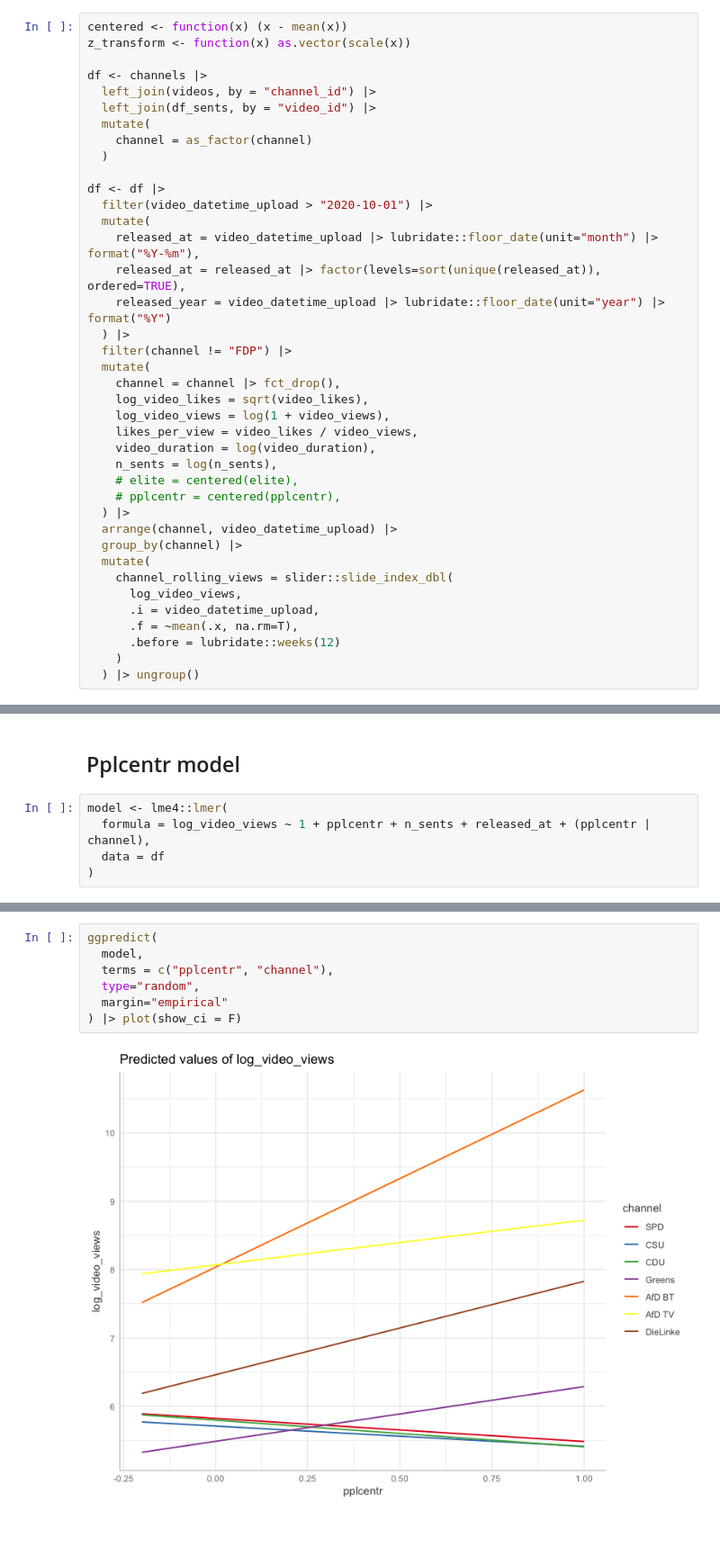
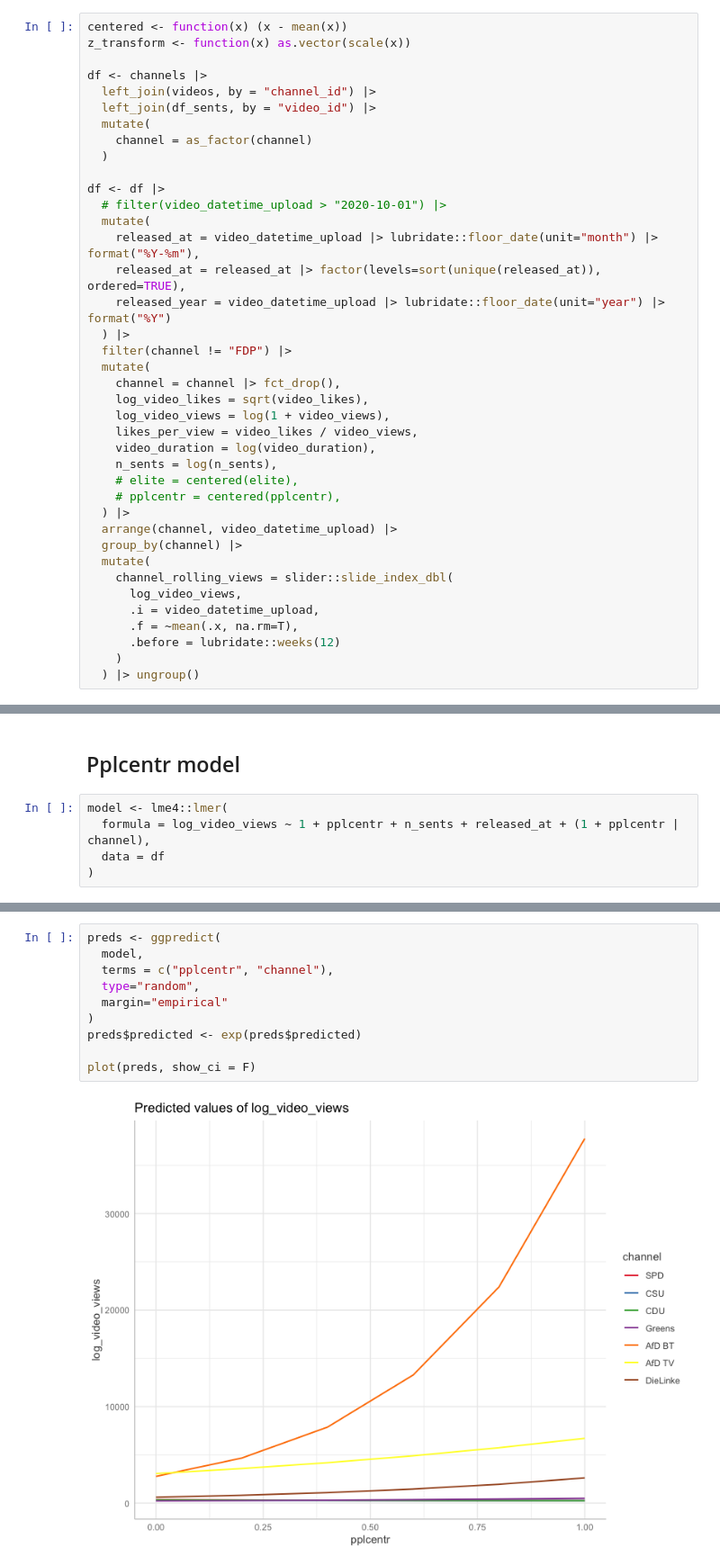
Before and after one commit to luerhard/anti-elitism-gets-views, a Jupyter notebook: notebooks/03-analyses/r-test-notebook.ipynb, the cells around one changed output, grey strips where cells are left out. Shown at 90% size. Saved outputs shown, nothing was run; the diff lists cells and outputs as text; blank space fills up the shorter version.

```diff
--- a/notebooks/03-analyses/r-test-notebook.ipynb
+++ b/notebooks/03-analyses/r-test-notebook.ipynb
@@ -66,7 +64,7 @@ df <- channels |>
   )
 
 df <- df |>
-  filter(video_datetime_upload > "2020-10-01") |>
+  # filter(video_datetime_upload > "2020-10-01") |>
   mutate(
     released_at = video_datetime_upload |> lubridate::floor_date(unit="month") |> format("%Y-%m"),
     released_at = released_at |> factor(levels=sort(unique(released_at)), ordered=TRUE),
@@ -142,7 +143,7 @@ ggpredict(
 ## Pplcentr model
 # %%
 model <- lme4::lmer(
-  formula = log_video_views ~ 1 + pplcentr + n_sents + released_at + (pplcentr | channel),
+  formula = log_video_views ~ 1 + pplcentr + n_sents + released_at + (1 + pplcentr | channel),
   data = df
 )
 # %%
@@ -157,11 +158,14 @@ sjPlot::plot_model(model, type="re")
 # %% [output]
 [figure]
 # %%
-ggpredict(
+preds <- ggpredict(
   model,
   terms = c("pplcentr", "channel"),
   type="random",
   margin="empirical"
-) |> plot(show_ci = F)
+)
+preds$predicted <- exp(preds$predicted)
+
+plot(preds, show_ci = F)
 # %% [output]
-[figure, old version]
+[figure, new version]
```
Also changed, not shown: parts of 7 cells of this notebook, 6 other files.
